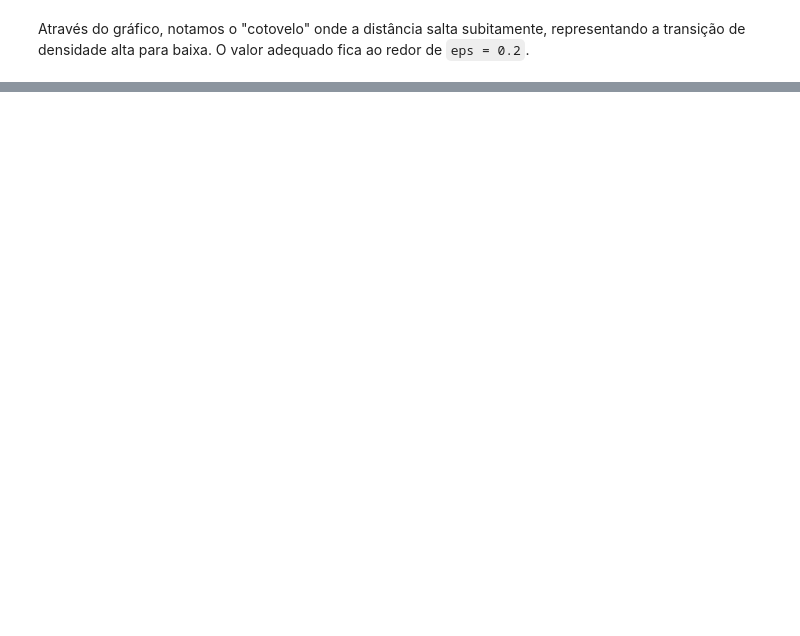
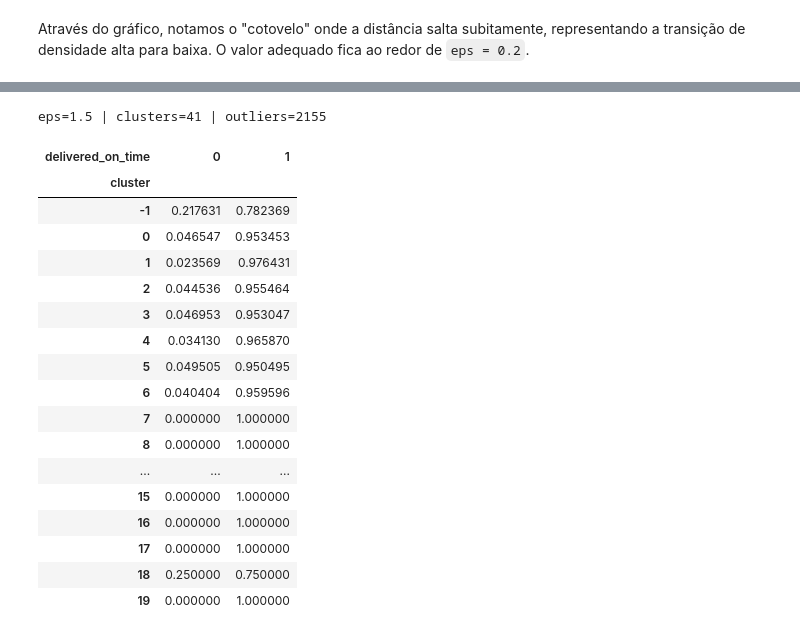
Before and after one commit to Last-Mile-Optimization/backend, a Jupyter notebook: modelo/DBScan.ipynb, the cells around one changed output, grey strips where cells are left out. Cells and saved outputs as stored; diff of their text form; code cells hidden in the pictures; blank space fills up the shorter version.

```diff
--- a/modelo/DBScan.ipynb
+++ b/modelo/DBScan.ipynb
@@ -166,0 +218,48 @@ Outliers encontrados: 636
+# %%
+for eps in [1.5, 2.0, 2.5, 3.0]:
+    dbscan = DBSCAN(
+        eps=eps,
+        min_samples=5
+    )
+
+    labels = dbscan.fit_predict(X_train_scaled)
+
+    clusters = len(set(labels)) - (1 if -1 in labels else 0)
+    noise = np.sum(labels == -1)
+
+    print(
+        f"eps={eps} | "
+        f"clusters={clusters} | "
+        f"outliers={noise}"
+    )
+# %% [output]
+eps=1.5 | clusters=41 | outliers=2155
+# %%
+resultado = df_train.copy()
+
+resultado["cluster"] = dbscan_labels
+
+pd.crosstab(
+    resultado["cluster"],
+    resultado["delivered_on_time"],
+    normalize="index"
+)
+# %% [output]
+| delivered_on_time | 0 | 1 |
+| cluster |  |  |
+| -1 | 0.217631 | 0.782369 |
+| 0 | 0.046547 | 0.953453 |
+| 1 | 0.023569 | 0.976431 |
+| 2 | 0.044536 | 0.955464 |
+| 3 | 0.046953 | 0.953047 |
+| 4 | 0.034130 | 0.965870 |
+| 5 | 0.049505 | 0.950495 |
+| 6 | 0.040404 | 0.959596 |
+| 7 | 0.000000 | 1.000000 |
+| 8 | 0.000000 | 1.000000 |
+| ... | ... | ... |
+| 15 | 0.000000 | 1.000000 |
+| 16 | 0.000000 | 1.000000 |
+| 17 | 0.000000 | 1.000000 |
+| 18 | 0.250000 | 0.750000 |
+| 19 | 0.000000 | 1.000000 |
```
Also changed, not shown: parts of 4 cells of this notebook.
